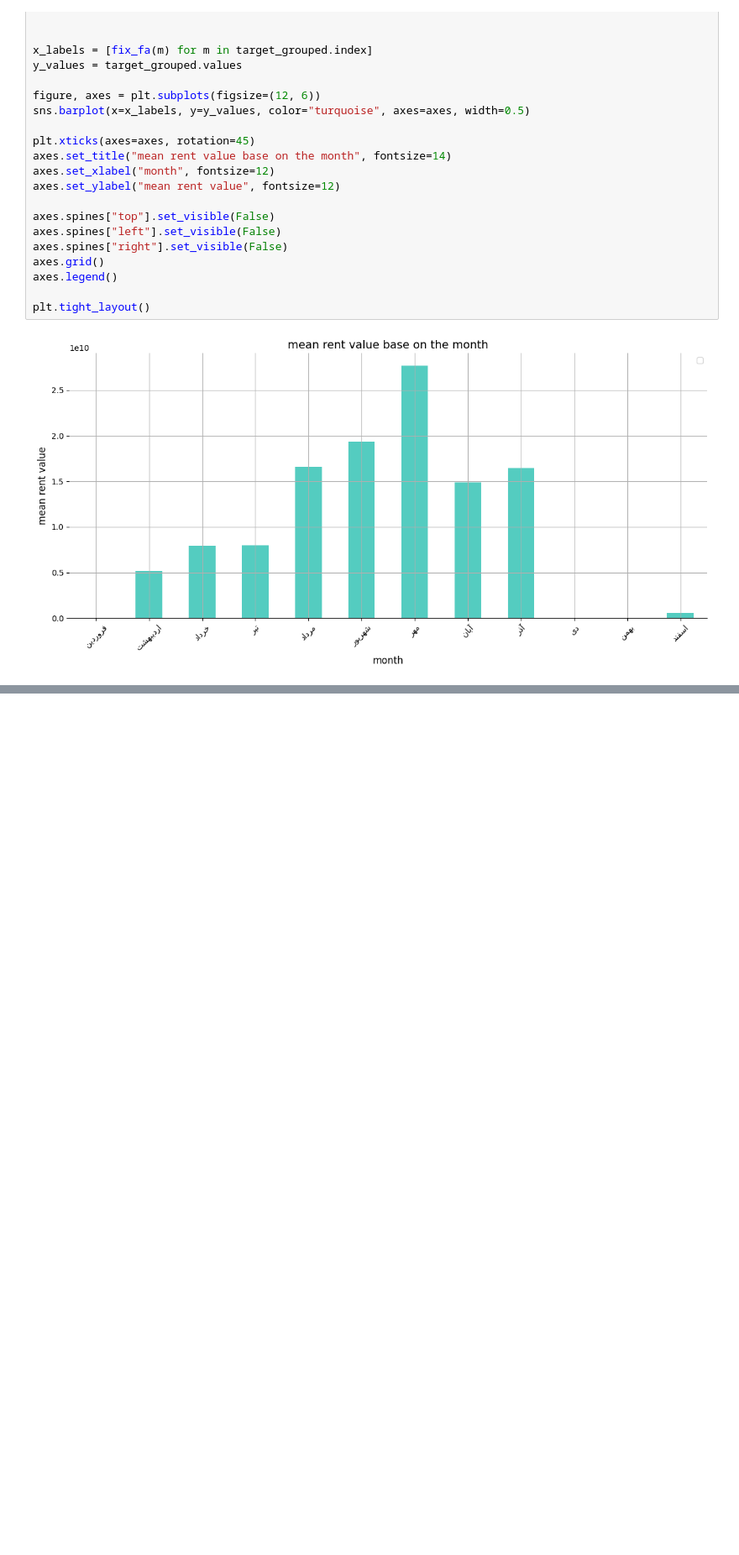
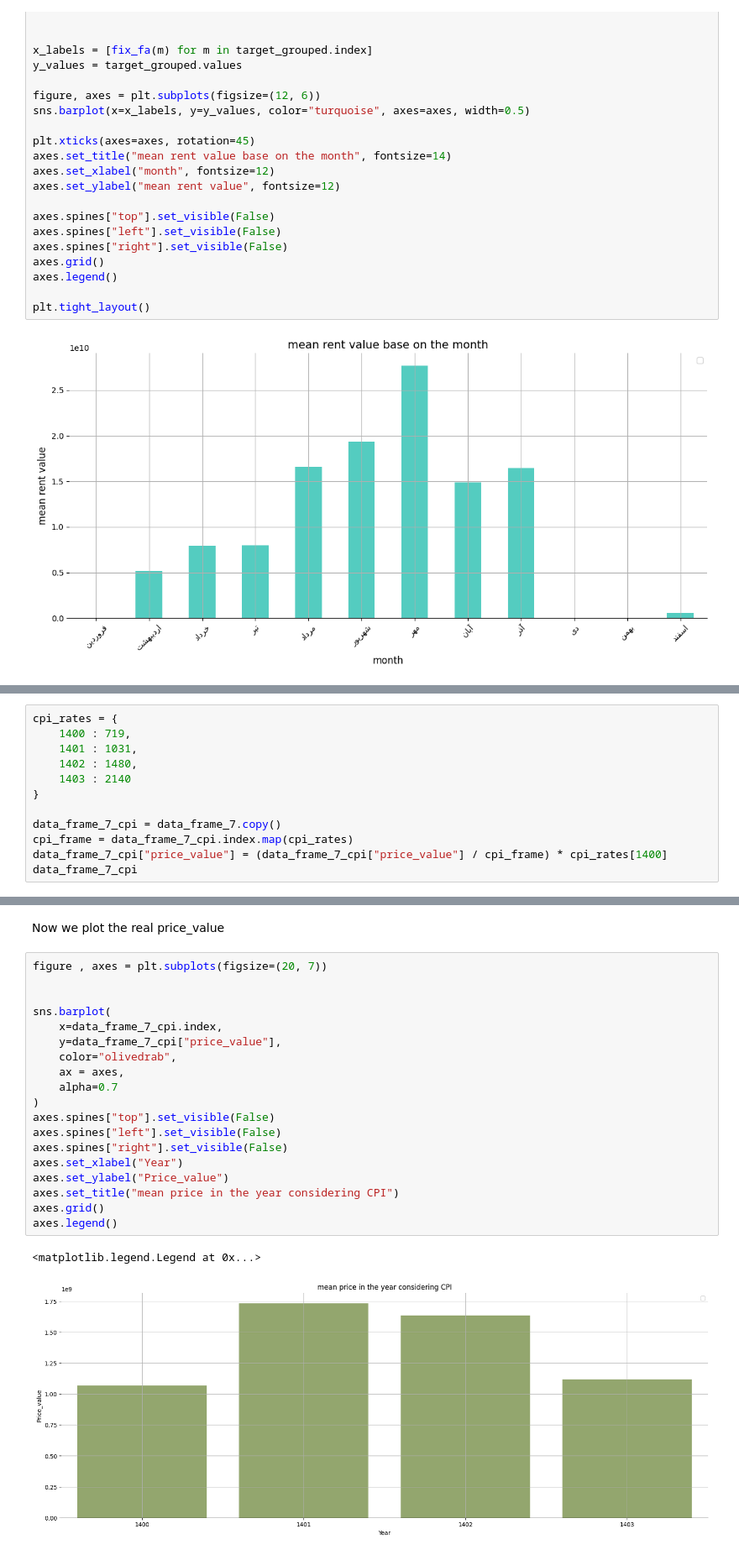
Before and after one commit to AmirrezaNasiri85/Artificial-Inteligance-Boot-Camp, a Jupyter notebook: ProjectOne.ipynb, the cells around one changed output, grey strips where cells are left out. Shown at 84% size. Saved outputs shown, nothing was run; the diff lists cells and outputs as text; blank space fills up the shorter version.

```diff
--- a/ProjectOne.ipynb
+++ b/ProjectOne.ipynb
@@ -187,0 +313,12 @@ plt.tight_layout()
+# %%
+cpi_rates = {
+    1400 : 719,
+    1401 : 1031,
+    1402 : 1480,
+    1403 : 2140
+}
+
+data_frame_7_cpi = data_frame_7.copy()
+cpi_frame = data_frame_7_cpi.index.map(cpi_rates)
+data_frame_7_cpi["price_value"] = (data_frame_7_cpi["price_value"] / cpi_frame) * cpi_rates[1400]
+data_frame_7_cpi
@@ -187,0 +332,24 @@ plt.tight_layout()
+# %% [markdown]
+Now we plot the real price_value
+# %%
+figure , axes = plt.subplots(figsize=(20, 7))
+
+
+sns.barplot(
+    x=data_frame_7_cpi.index,
+    y=data_frame_7_cpi["price_value"],
+    color="olivedrab",
+    ax = axes,
+    alpha=0.7
+)
+axes.spines["top"].set_visible(False)
+axes.spines["left"].set_visible(False)
+axes.spines["right"].set_visible(False)
+axes.set_xlabel("Year")
+axes.set_ylabel("Price_value")
+axes.set_title("mean price in the year considering CPI")
+axes.grid()
+axes.legend()
+# %% [output]
+<matplotlib.legend.Legend at 0x...>
+[figure, added]
```
Also changed, not shown: parts of 15 cells of this notebook.
